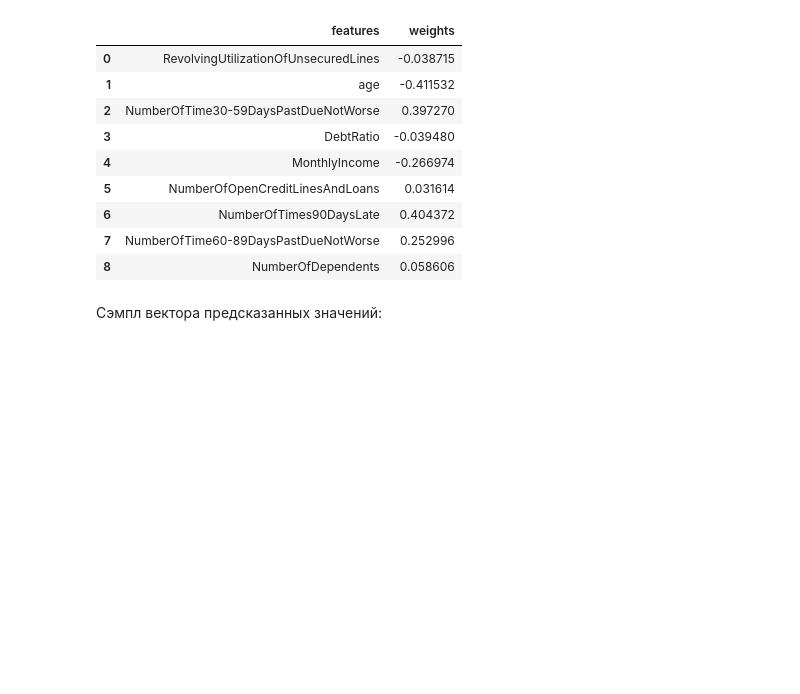
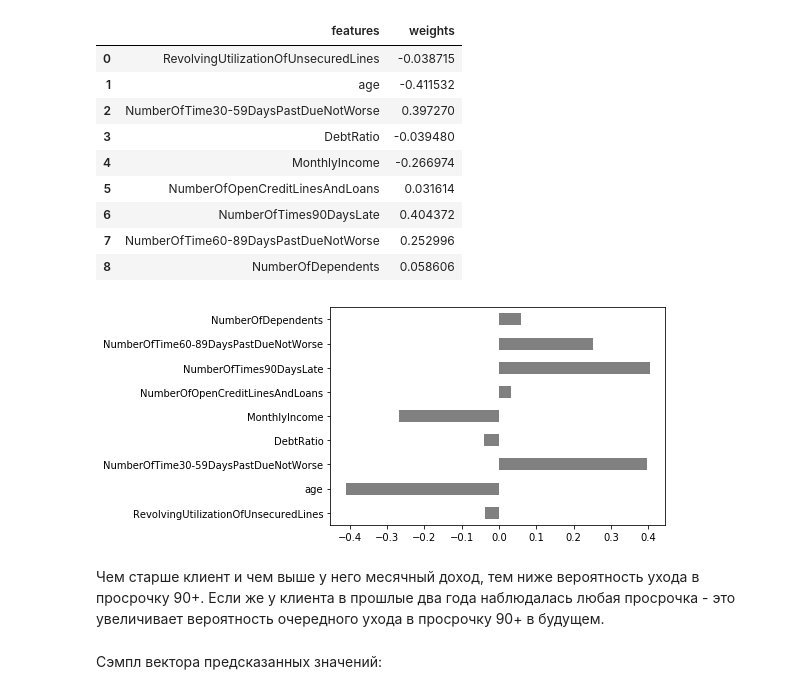
Before and after one commit to Astemir90/Raiff_Group5_CreditScoring, a Jupyter notebook: Raiff_Group5_CreditScoring.ipynb, the cells around one changed output. Saved outputs shown, nothing was run; the diff lists cells and outputs as text; code cells hidden in the pictures; blank space fills up the shorter version.

```diff
--- a/Raiff_Group5_CreditScoring.ipynb
+++ b/Raiff_Group5_CreditScoring.ipynb
@@ -302,6 +302,13 @@ coef_table
 | 6 | NumberOfTimes90DaysLate | 0.404372 |
 | 7 | NumberOfTime60-89DaysPastDueNotWorse | 0.252996 |
 | 8 | NumberOfDependents | 0.058606 |
+# %%
+pd.Series(model.coef_[0], index = Xtrain.columns).plot(kind = 'barh', color = 'grey')
+plt.show()
+# %% [output]
+[figure, added]
+# %% [markdown]
+Чем старше клиент и чем выше у него месячный доход, тем ниже вероятность ухода в просрочку 90+. Если же у клиента в прошлые два года наблюдалась любая просрочка - это увеличивает вероятность очередного ухода в просрочку 90+ в будущем.
 # %% [markdown]
 Сэмпл вектора предсказанных значений:
 # %%
```
Also changed, not shown: parts of 5 cells of this notebook.
